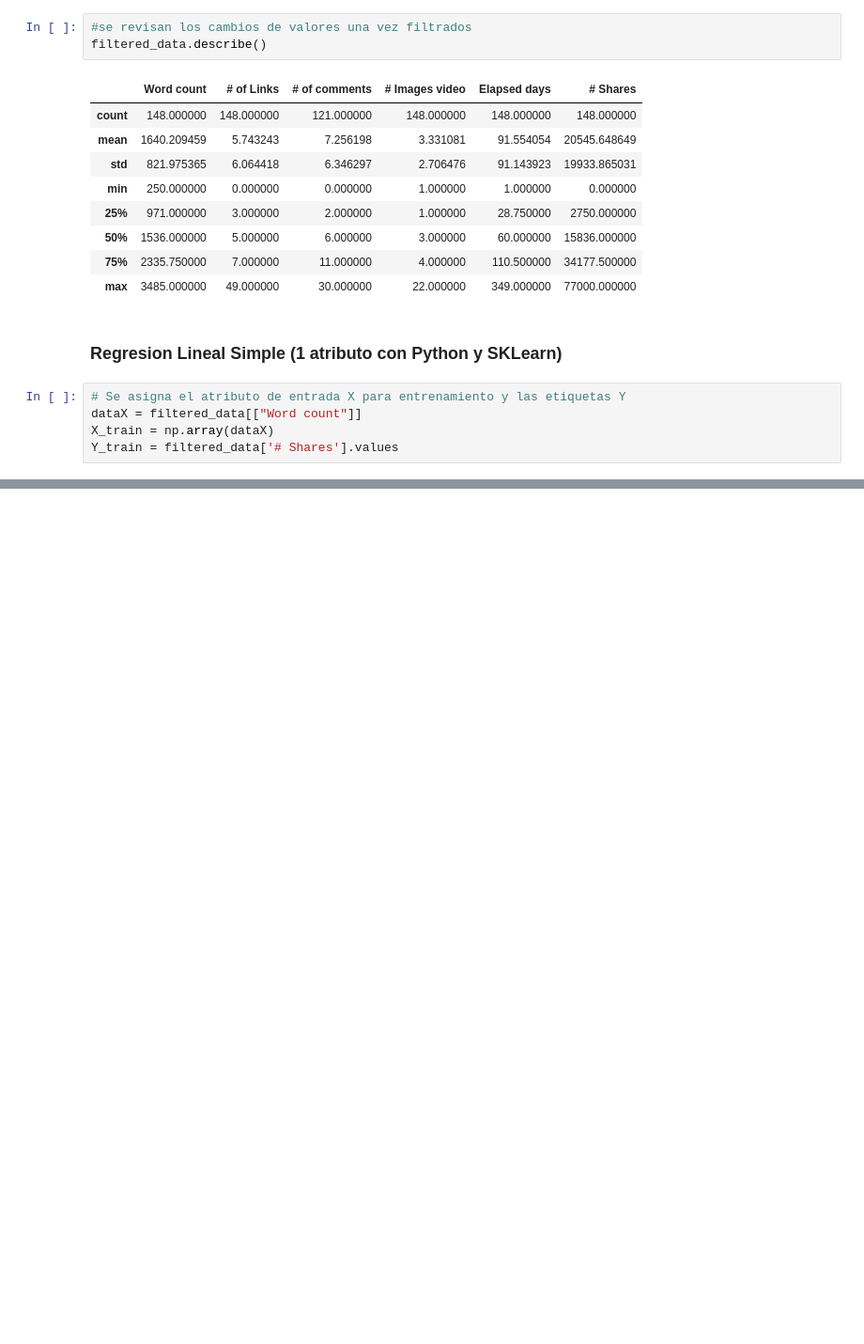
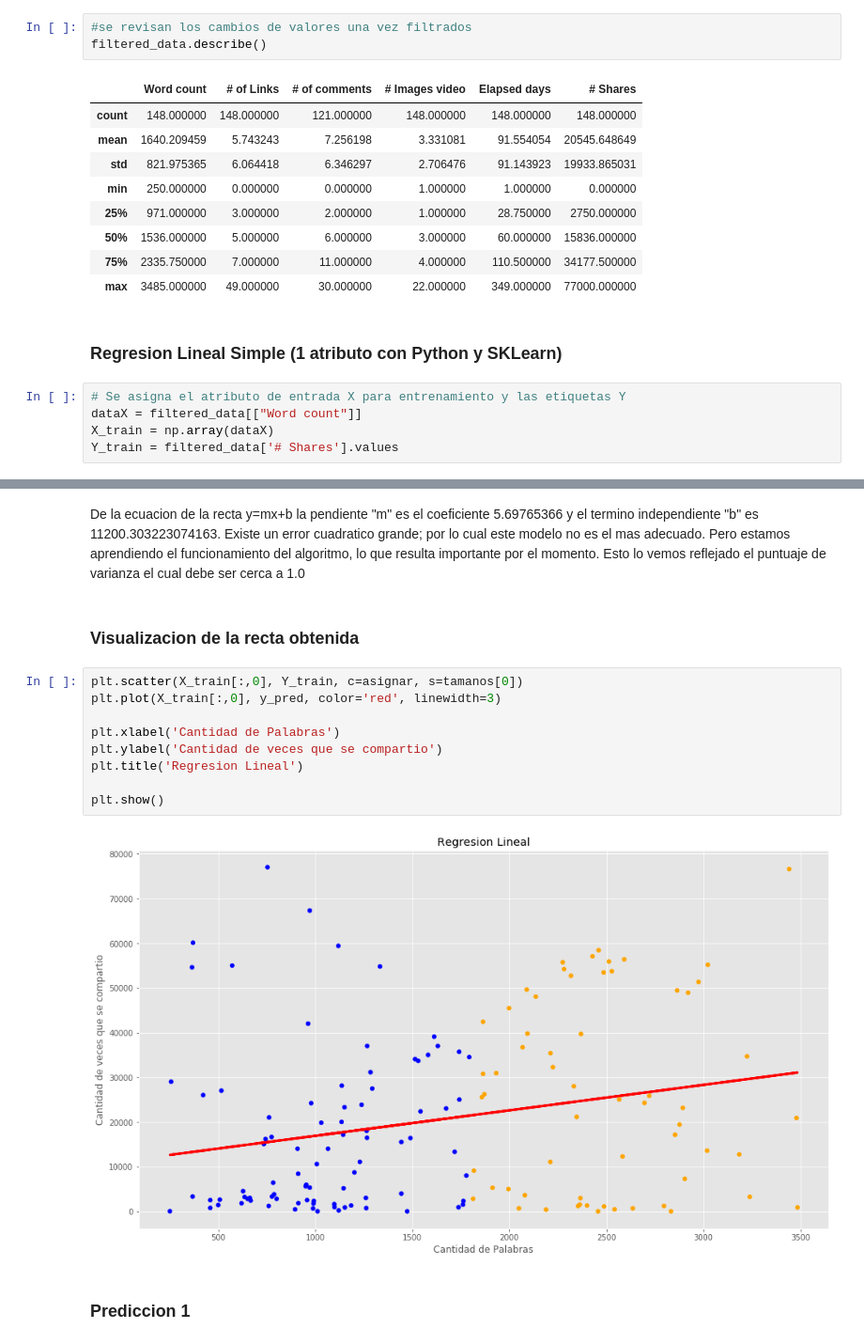
Before and after one commit to Karina984/IA-CLASE-M5, a Jupyter notebook: Articulo RL.ipynb, the cells around one changed output, grey strips where cells are left out. Shown: that part at 94% size. Cells and saved outputs as stored; diff of their text form; blank space fills up the shorter version.

```diff
--- a/Articulo RL.ipynb
+++ b/Articulo RL.ipynb
@@ -157,0 +158,17 @@ Puntaje de varianza:  0
+# %% [markdown]
+De la ecuacion de la recta y=mx+b la pendiente "m" es el coeficiente 5.69765366 y el termino independiente "b" es 11200.303223074163. Existe un error cuadratico grande; por lo cual este modelo no es el mas adecuado. Pero estamos aprendiendo el funcionamiento del algoritmo, lo que resulta importante por el momento. Esto lo vemos reflejado el puntuaje de varianza el cual debe ser cerca a 1.0
+# %% [markdown]
+### Visualizacion de la recta obtenida
+# %%
+plt.scatter(X_train[:,0], Y_train, c=asignar, s=tamanos[0])
+plt.plot(X_train[:,0], y_pred, color='red', linewidth=3)
+
+plt.xlabel('Cantidad de Palabras')
+plt.ylabel('Cantidad de veces que se compartio')
+plt.title('Regresion Lineal')
+
+plt.show()
+# %% [output]
+[figure, added]
+# %% [markdown]
+### Prediccion 1
```
Also changed, not shown: parts of 10 cells of this notebook.
